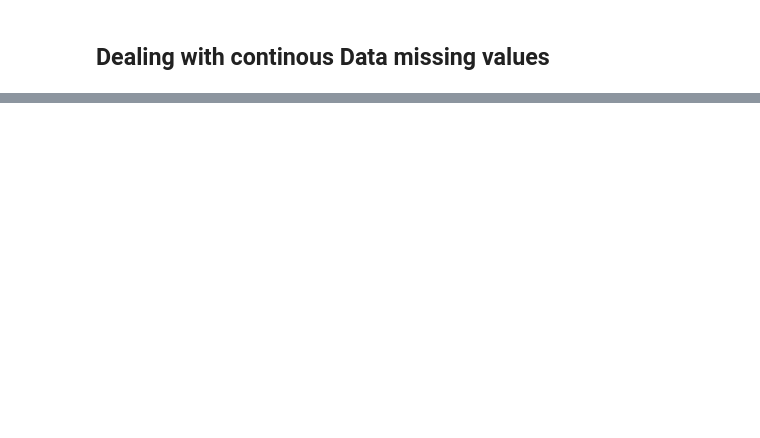
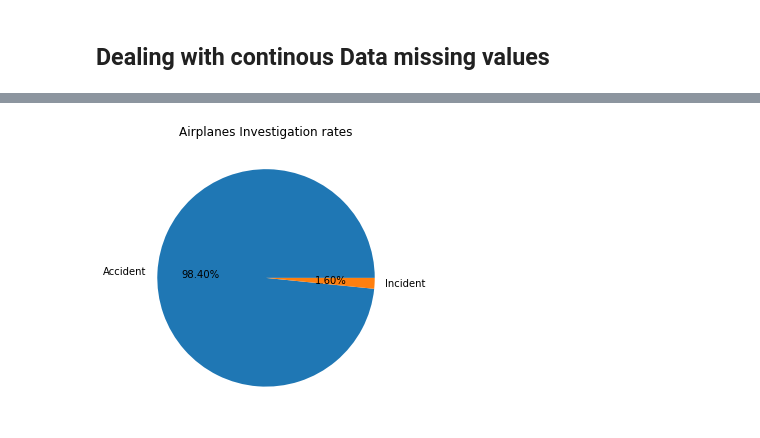
Before and after one commit to BATULI02/dsc-phase-1-project-v3, a Jupyter notebook: student.ipynb, the cells around one changed output, grey strips where cells are left out. Cells and saved outputs as stored; diff of their text form; code cells hidden in the pictures; blank space fills up the shorter version.

```diff
--- a/student.ipynb
+++ b/student.ipynb
@@ -245,0 +268,7 @@ dtype: int64
+# %%
+plt.figure(figsize=(8 , 5))
+plt.pie (df['Investigation.Type'].value_counts(),labels = ['Accident','Incident'],autopct= '%1.2f%%')
+plt.title('Airplanes Investigation rates')
+plt.show()
+# %% [output]
+[figure, added]
```
Also changed, not shown: parts of 15 cells of this notebook, 1 other file.
